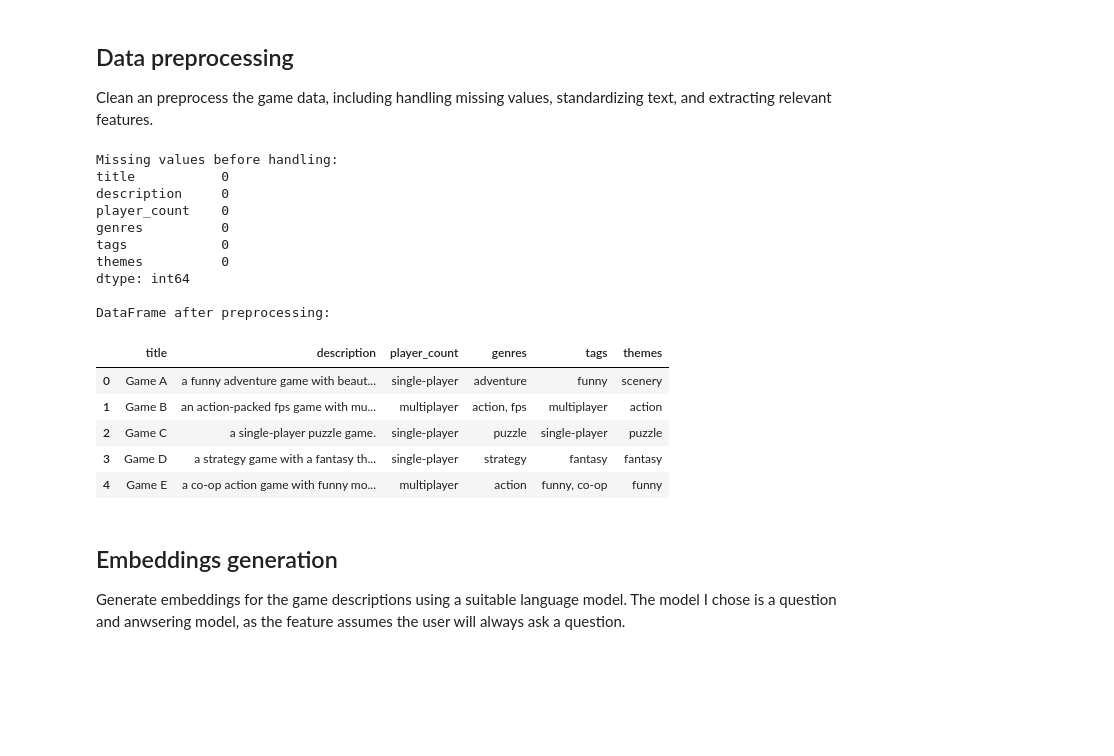
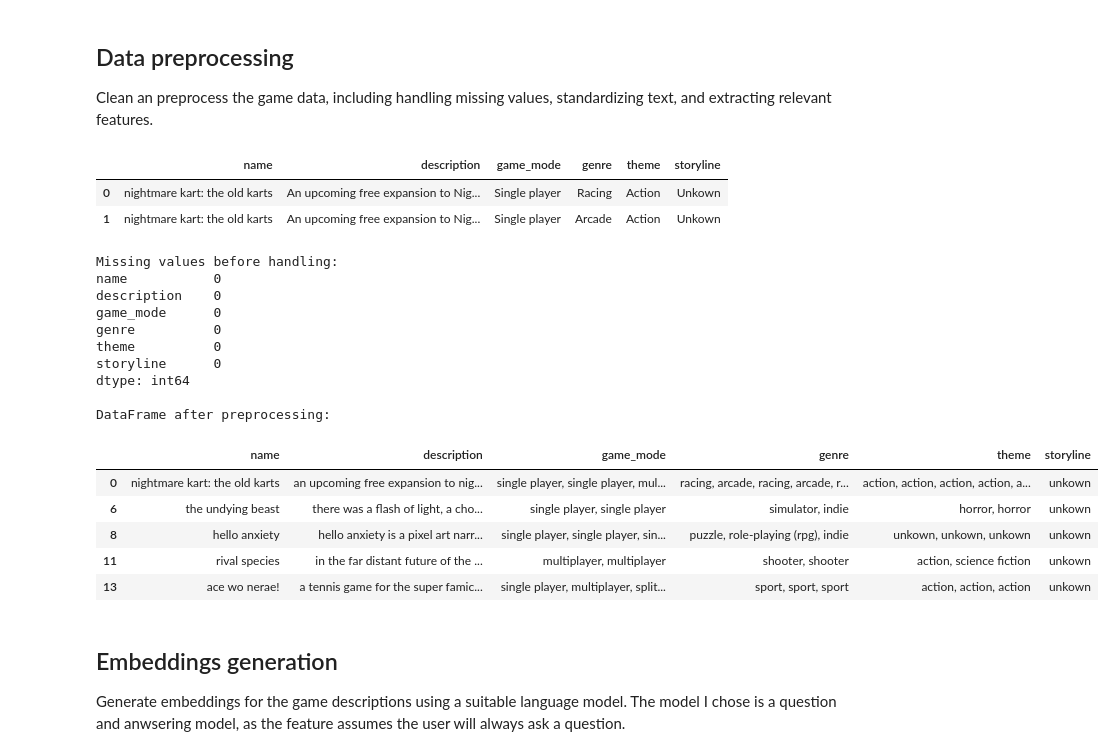
Before and after one commit to bivar/llm_studies, a Jupyter notebook: RAG_Study.ipynb, the cells around one changed output. Cells and saved outputs as stored; diff of their text form; code cells hidden in the pictures; blank space fills up the shorter version.

```diff
--- a/RAG_Study.ipynb
+++ b/RAG_Study.ipynb
@@ -74,0 +118,15 @@ display(df_games.head())
+# %%
+# themes
+QUERY = "fields checksum, name; limit 100;"
+response = post('https://api.igdb.com/v4/themes',
+                **{
+                    'headers': {'Client-ID': CLIENT_ID, 'Authorization': access_token},
+                    'data':QUERY
+                }
+          )
+
+result = response.json()
+
+df_themes = pd.DataFrame(result)
+df_themes = df_themes.rename(columns={'name': 'theme', 'id' : 'theme_id'})
+df_themes.head(2)
@@ -74,0 +137,5 @@ display(df_games.head())
+# %%
+df = df_games.explode('game_modes').merge(df_game_mode, left_on='game_modes', right_on='game_mode_id', how='left')
+df = df.explode('genres').merge(df_genres, left_on='genres', right_on='genre_id', how='left')
+df = df.explode('themes').merge(df_themes, left_on='themes', right_on='theme_id', how='left')
+df.head(2)
@@ -76,35 +148,47 @@ display(df_games.head())
 ## Data preprocessing
 
 Clean an preprocess the game data, including handling missing values, standardizing text, and extracting relevant features.
+# %%
+df = df[['name', 'summary', 'game_mode', 'genre', 'theme', 'storyline']].copy()
+df.columns = ['name', 'description', 'game_mode', 'genre', 'theme', 'storyline']
+df.fillna('Unkown',inplace=True)
+df.head(2)
+# %% [output]
+|  | name | description | game_mode | genre | theme | storyline |
+| 0 | nightmare kart: the old karts | An upcoming free expansion to Nig... | Single player | Racing | Action | Unkown |
+| 1 | nightmare kart: the old karts | An upcoming free expansion to Nig... | Single player | Arcade | Action | Unkown |
+# %%
+df['genre'] = df.groupby('name')['genre'].transform(lambda x: ', '.join(x))
+df['theme'] = df.groupby('name')['theme'].transform(lambda x: ', '.join(x))
+df['game_mode'] = df.groupby('name')['game_mode'].transform(lambda x: ', '.join(x))
+df = df.drop_duplicates(subset=['name'])
 # %%
 print("Missing values before handling:")
-print(df_games.isnull().sum())
+print(df.isnull().sum())
 
-df_games.dropna(inplace=True)
-
-text_columns = ['description', 'genres', 'tags', 'themes']
+text_columns = ['name', 'description', 'game_mode', 'genre', 'theme', 'storyline']
 for col in text_columns:
-    df_games[col] = df_games[col].str.lower().str.strip()
+    df[col] = df[col].str.lower().str.strip()
 
 print("\nDataFrame after preprocessing:")
-display(df_games.head())
+display(df.head())
 # %% [output]
 Missing values before handling:
-title           0
-description     0
-player_count    0
-genres          0
-tags            0
-themes          0
+name           0
+description    0
+game_mode      0
+genre          0
+theme          0
+storyline      0
 dtype: int64
 
 DataFrame after preprocessing:
-|  | title | description | player_count | genres | tags | themes |
-| 0 | Game A | a funny adventure game with beaut... | single-player | adventure | funny | scenery |
-| 1 | Game B | an action-packed fps game with mu... | multiplayer | action, fps | multiplayer | action |
-| 2 | Game C | a single-player puzzle game. | single-player | puzzle | single-player | puzzle |
-| 3 | Game D | a strategy game with a fantasy th... | single-player | strategy | fantasy | fantasy |
-| 4 | Game E | a co-op action game with funny mo... | multiplayer | action | funny, co-op | funny |
+|  | name | description | game_mode | genre | theme | storyline |
+| 0 | nightmare kart: the old karts | an upcoming free expansion to nig... | single player, single player, mul... | racing, arcade, racing, arcade, r... | action, action, action, action, a... | unkown |
+| 6 | the undying beast | there was a flash of light, a cho... | single player, single player | simulator, indie | horror, horror | unkown |
+| 8 | hello anxiety | hello anxiety is a pixel art narr... | single player, single player, sin... | puzzle, role-playing (rpg), indie | unkown, unkown, unkown | unkown |
+| 11 | rival species | in the far distant future of the ... | multiplayer, multiplayer | shooter, shooter | action, science fiction | unkown |
+| 13 | ace wo nerae! | a tennis game for the super famic... | single player, multiplayer, split... | sport, sport, sport | action, action, action | unkown |
 # %% [markdown]
 ## Embeddings generation
 
```
Also changed, not shown: parts of 14 cells of this notebook.
